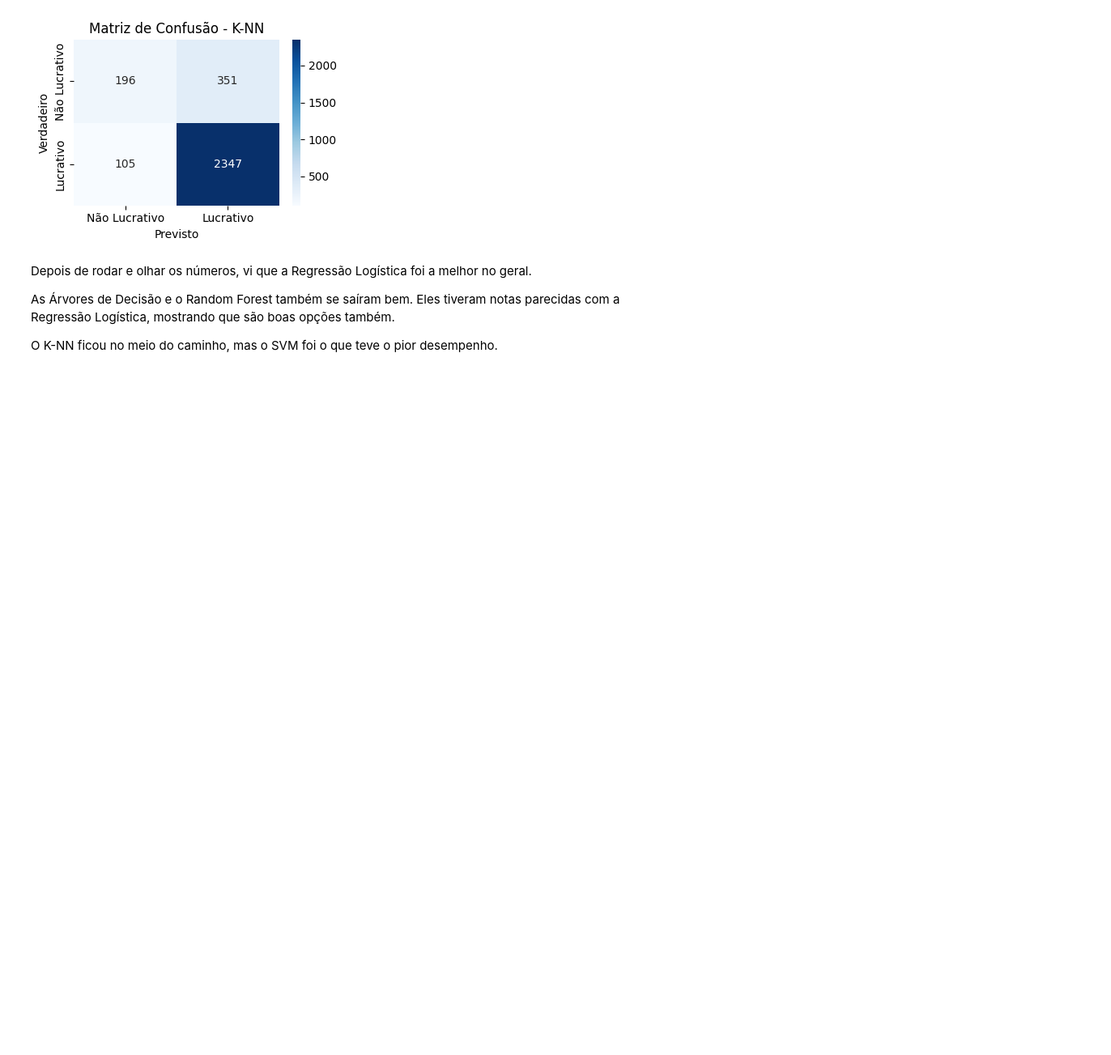
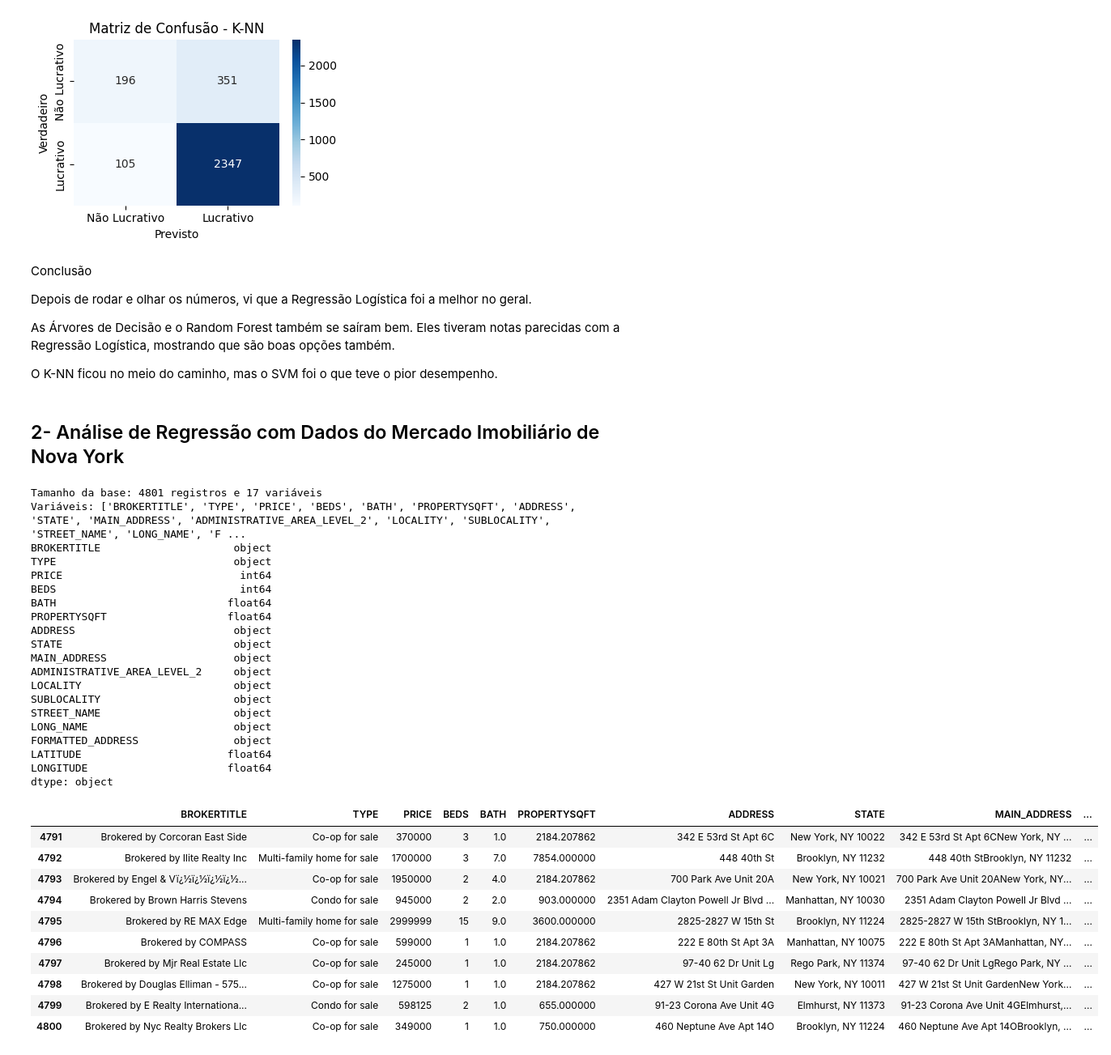
Before and after one commit to LYunoguthi/AtividadeAvaliativaII, a Jupyter notebook: Notebooks/trabalhoII.ipynb, the cells around one changed output. Shown at 81% size. Saved outputs shown, nothing was run; the diff lists cells and outputs as text; code cells hidden in the pictures; blank space fills up the shorter version.

Commit message:
Algoritmos de Regressão

```diff
--- a/Notebooks/trabalhoII.ipynb
+++ b/Notebooks/trabalhoII.ipynb
@@ -239,8 +225,56 @@ Recall   : 0.66
 F1-Score : 0.69
 [figure]
 # %% [markdown]
+Conclusão
+
 Depois de rodar e olhar os números, vi que a Regressão Logística foi a melhor no geral.
 
 As Árvores de Decisão e o Random Forest também se saíram bem. Eles tiveram notas parecidas com a Regressão Logística, mostrando que são boas opções também.
 
 O K-NN ficou no meio do caminho, mas o SVM foi o que teve o pior desempenho.
+# %% [markdown]
+## 2- Análise de Regressão com Dados do Mercado Imobiliário de Nova York
+# %%
+path = "../data/07_mercado_imobiliário_ny.csv"
+
+df = pd.read_csv(path, sep=',', encoding='latin-1')
+
+print(f'Tamanho da base: {df.shape[0]} registros e {df.shape[1]} variáveis')
+
+print(f'Variáveis: {list(df.columns)}')
+
+print(df.dtypes)
+
+df.tail(10)
+# %% [output]
+Tamanho da base: 4801 registros e 17 variáveis
+Variáveis: ['BROKERTITLE', 'TYPE', 'PRICE', 'BEDS', 'BATH', 'PROPERTYSQFT', 'ADDRESS', 'STATE', 'MAIN_ADDRESS', 'ADMINISTRATIVE_AREA_LEVEL_2', 'LOCALITY', 'SUBLOCALITY', 'STREET_NAME', 'LONG_NAME', 'F ...
+BROKERTITLE                     object
+TYPE                            object
+PRICE                            int64
+BEDS                             int64
+BATH                           float64
+PROPERTYSQFT                   float64
+ADDRESS                         object
+STATE                           object
+MAIN_ADDRESS                    object
+ADMINISTRATIVE_AREA_LEVEL_2     object
+LOCALITY                        object
+SUBLOCALITY                     object
+STREET_NAME                     object
+LONG_NAME                       object
+FORMATTED_ADDRESS               object
+LATITUDE                       float64
+LONGITUDE                      float64
+dtype: object
+|  | BROKERTITLE | TYPE | PRICE | BEDS | BATH | PROPERTYSQFT | ADDRESS | STATE | MAIN_ADDRESS | ... |
+| 4791 | Brokered by Corcoran East Side | Co-op for sale | 370000 | 3 | 1.0 | 2184.207862 | 342 E 53rd St Apt 6C | New York, NY 10022 | 342 E 53rd St Apt 6CNew York, NY ... | ... |
+| 4792 | Brokered by Ilite Realty Inc | Multi-family home for sale | 1700000 | 3 | 7.0 | 7854.000000 | 448 40th St | Brooklyn, NY 11232 | 448 40th StBrooklyn, NY 11232 | ... |
+| 4793 | Brokered by Engel & Vï¿½ï¿½ï¿½ï¿½... | Co-op for sale | 1950000 | 2 | 4.0 | 2184.207862 | 700 Park Ave Unit 20A | New York, NY 10021 | 700 Park Ave Unit 20ANew York, NY... | ... |
+| 4794 | Brokered by Brown Harris Stevens | Condo for sale | 945000 | 2 | 2.0 | 903.000000 | 2351 Adam Clayton Powell Jr Blvd ... | Manhattan, NY 10030 | 2351 Adam Clayton Powell Jr Blvd ... | ... |
+| 4795 | Brokered by RE MAX Edge | Multi-family home for sale | 2999999 | 15 | 9.0 | 3600.000000 | 2825-2827 W 15th St | Brooklyn, NY 11224 | 2825-2827 W 15th StBrooklyn, NY 1... | ... |
+| 4796 | Brokered by COMPASS | Co-op for sale | 599000 | 1 | 1.0 | 2184.207862 | 222 E 80th St Apt 3A | Manhattan, NY 10075 | 222 E 80th St Apt 3AManhattan, NY... | ... |
+| 4797 | Brokered by Mjr Real Estate Llc | Co-op for sale | 245000 | 1 | 1.0 | 2184.207862 | 97-40 62 Dr Unit Lg | Rego Park, NY 11374 | 97-40 62 Dr Unit LgRego Park, NY ... | ... |
+| 4798 | Brokered by Douglas Elliman - 575... | Co-op for sale | 1275000 | 1 | 1.0 | 2184.207862 | 427 W 21st St Unit Garden | New York, NY 10011 | 427 W 21st St Unit GardenNew York... | ... |
+| 4799 | Brokered by E Realty Internationa... | Condo for sale | 598125 | 2 | 1.0 | 655.000000 | 91-23 Corona Ave Unit 4G | Elmhurst, NY 11373 | 91-23 Corona Ave Unit 4GElmhurst,... | ... |
+| 4800 | Brokered by Nyc Realty Brokers Llc | Co-op for sale | 349000 | 1 | 1.0 | 750.000000 | 460 Neptune Ave Apt 14O | Brooklyn, NY 11224 | 460 Neptune Ave Apt 14OBrooklyn, ... | ... |
```
Also changed, not shown: parts of 4 cells of this notebook, 1 other file.
